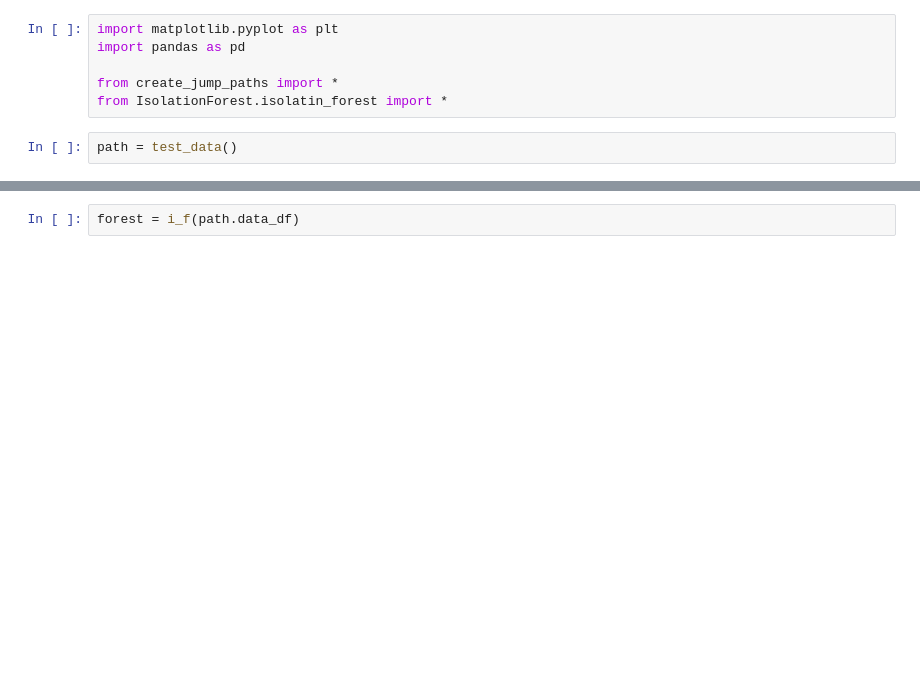
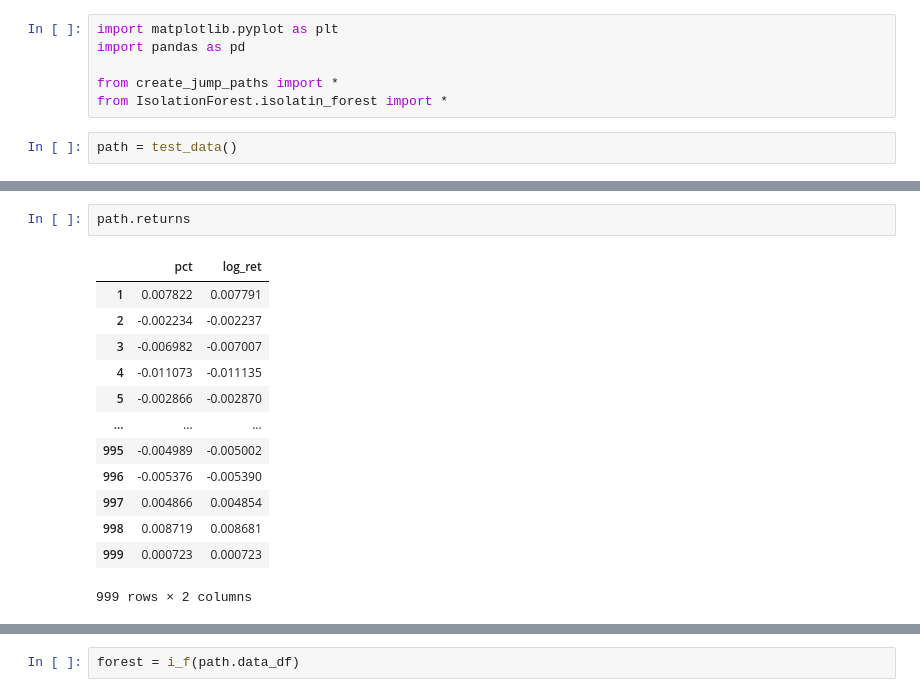
Before and after one commit to Mastercheef/Projekt-Datenanalyse, a Jupyter notebook: test-klassen/main_test.ipynb, the cells around one changed output, grey strips where cells are left out. Cells and saved outputs as stored; diff of their text form; blank space fills up the shorter version.

```diff
--- a/test-klassen/main_test.ipynb
+++ b/test-klassen/main_test.ipynb
@@ -12,0 +13,16 @@ path.plot_path_jumps()
+# %%
+path.returns
+# %% [output]
+|  | pct | log_ret |
+| 1 | 0.007822 | 0.007791 |
+| 2 | -0.002234 | -0.002237 |
+| 3 | -0.006982 | -0.007007 |
+| 4 | -0.011073 | -0.011135 |
+| 5 | -0.002866 | -0.002870 |
+| ... | ... | ... |
+| 995 | -0.004989 | -0.005002 |
+| 996 | -0.005376 | -0.005390 |
+| 997 | 0.004866 | 0.004854 |
+| 998 | 0.008719 | 0.008681 |
+| 999 | 0.000723 | 0.000723 |
+999 rows × 2 columns
```
Also changed, not shown: parts of 4 cells of this notebook, 1 other file.
